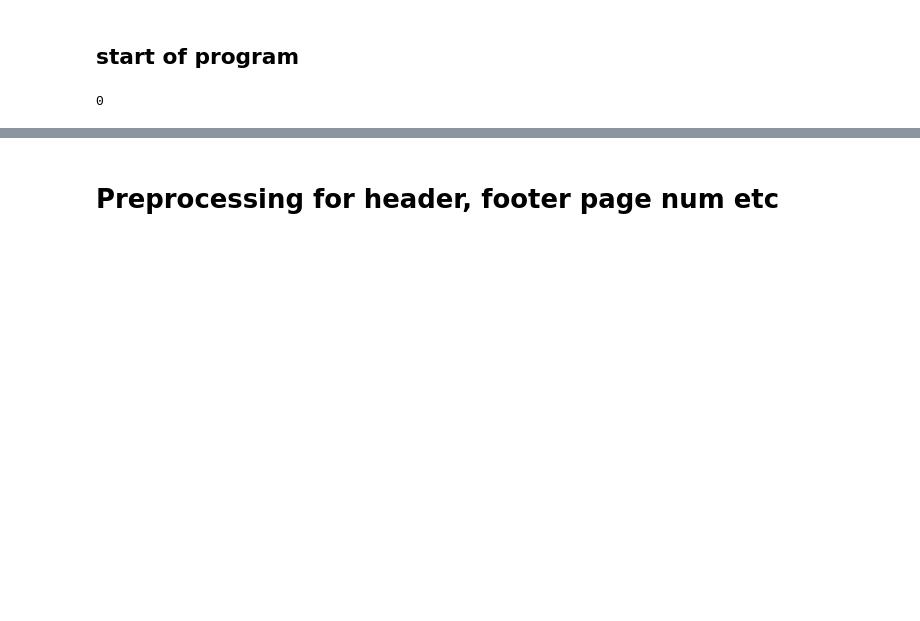
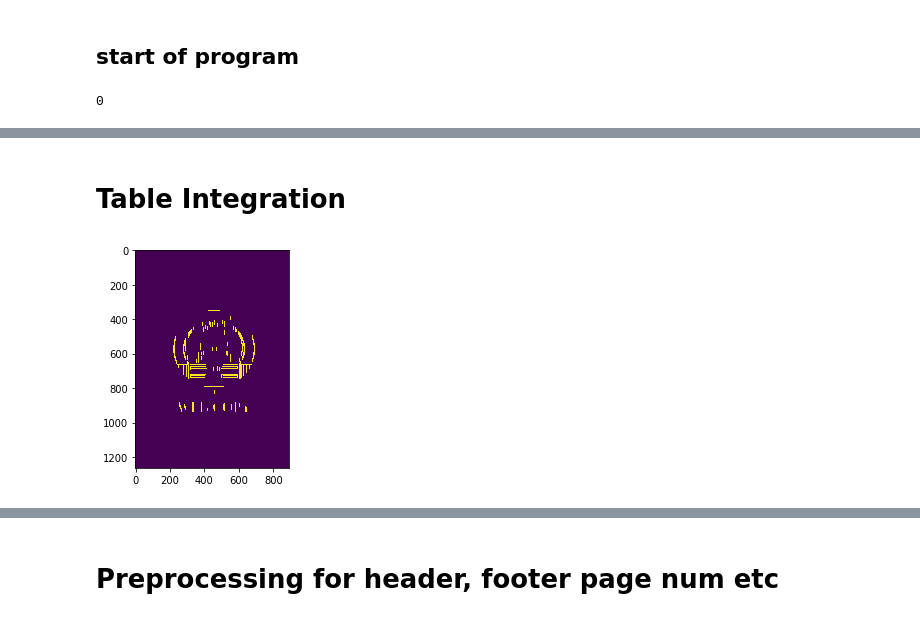
Before and after one commit to kumardeepak/document-structure, a Jupyter notebook: notebooks/DOCUMENT_STRUCTURE_MAIN_DHIRAJ.ipynb, the cells around one changed output, grey strips where cells are left out. Saved outputs shown, nothing was run; the diff lists cells and outputs as text; code cells hidden in the pictures; blank space fills up the shorter version.

Commit message:
table logic added in DOCUMENT_STRUCTURE_MAIN_DHIRAJ

```diff
--- a/notebooks/DOCUMENT_STRUCTURE_MAIN_DHIRAJ.ipynb
+++ b/notebooks/DOCUMENT_STRUCTURE_MAIN_DHIRAJ.ipynb
@@ -48,10 +52,10 @@ output_dir = os.path.join(base_dir, 'output')
 
 #filename   = 'Testa_Dummy_ImuPro_okt2018_5725.pdf'
 #filename   = 'v241.pdf'
-#filename   = 'downloaded.pdf'
+filename   = 'downloaded.pdf'
 #filename   = '20695_2010_8_1501_20635_Judgement_17-Feb-2020.pdf'
 #filename    = '20.03.2020.pdf'
-filename    = '6251_2016_3_1501_19387_Judgement_06-Jan-2020.pdf'
+#filename    = '6251_2016_3_1501_19387_Judgement_06-Jan-2020.pdf'
 #filename   = '4603_2017_11_1503_19663_Judgement_15-Jan-2020.pdf'
 
 
@@ -93,7 +99,7 @@ document_configs = {
     'LEFT_OR_RIGHT_ALIGNMENT_MARGIN': 20.0
 }
 # %%
-file_index     = 0
+file_index     = 24
 
 img_filepath   = image_files[file_index]
 df             = xml_dfs[file_index]
@@ -110,3 +118,5 @@ draw_box(img_filepath, page_width, page_height, in_df, color='red')
 # %%
 #in_df.sort_values(by=['text_left', 'text_top'], axis = 0, ascending = True, inplace=True)
 #show_df(in_df)
+# %% [markdown]
+# Table Integration
@@ -112,0 +234,8 @@ draw_box(img_filepath, page_width, page_height, in_df, color='red')
+# %%
+file_index      = 1
+table_image     = working_dir + '/' + page_num_correction(file_index , 3) + '.png'
+df              = xml_dfs[file_index]
+# %%
+in_df , table_df , line_df = get_text_table_line_df(table_image,df)
+# %% [output]
+[figure, added]
```
Also changed, not shown: parts of 34 cells of this notebook, 3 other files.
